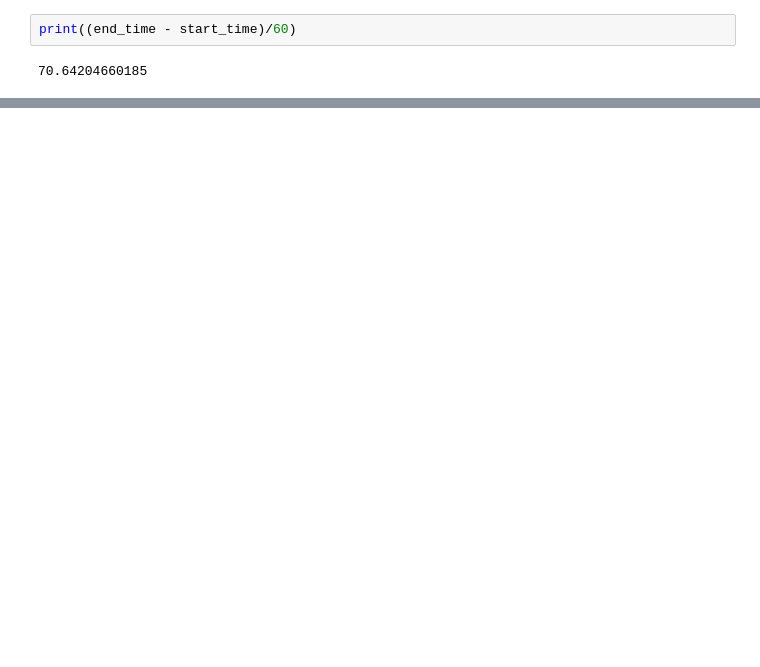
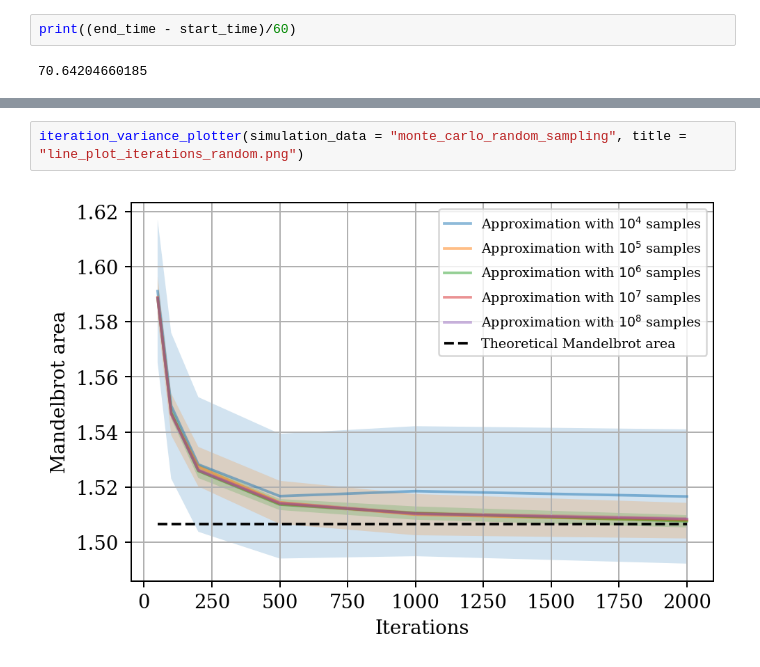
Before and after one commit to loonatick-src/stochastic-sim-1, a Jupyter notebook: monte_carlo.ipynb, the cells around one changed output, grey strips where cells are left out. Drawn from its saved outputs; the diff is of its cells as text; blank space fills up the shorter version.

```diff
--- a/monte_carlo.ipynb
+++ b/monte_carlo.ipynb
@@ -297,0 +371,4 @@ else:
+# %%
+iteration_variance_plotter(simulation_data = "monte_carlo_random_sampling", title = "line_plot_iterations_random.png")
+# %% [output]
+[figure, added]
```
Also changed, not shown: parts of 11 cells of this notebook, 2 other files.
